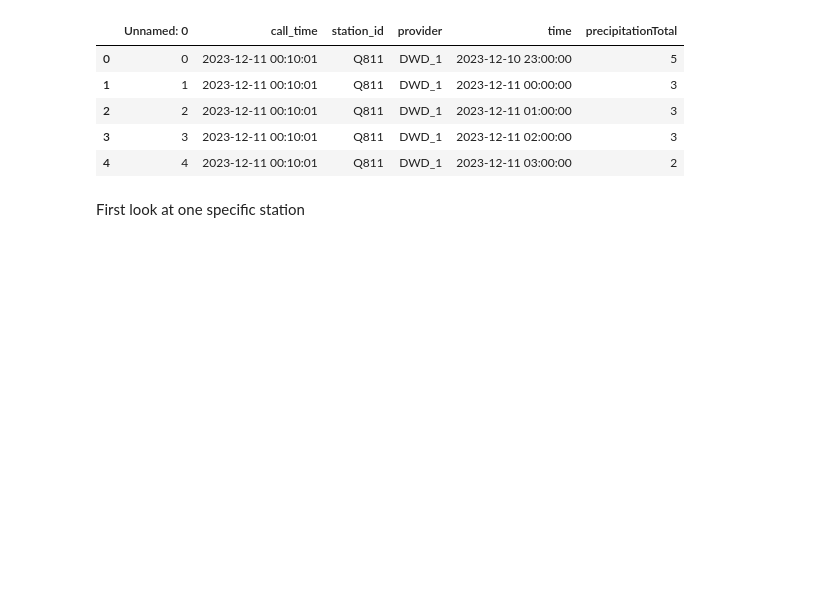
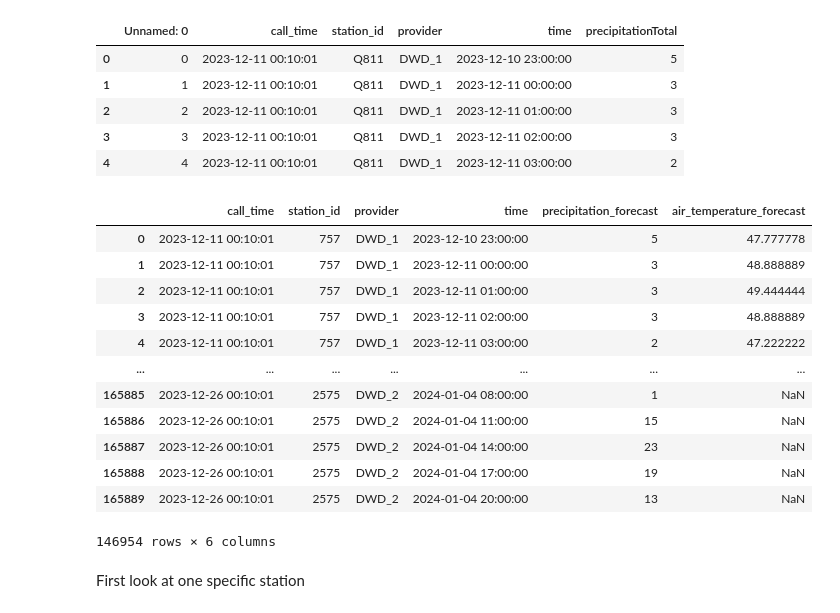
Before and after one commit to RobinU434/DataLiteracy, a Jupyter notebook: studies/robin.ipynb, the cells around one changed output. Drawn from its saved outputs; the diff is of its cells as text; code cells hidden in the pictures; blank space fills up the shorter version.

```diff
--- a/studies/robin.ipynb
+++ b/studies/robin.ipynb
@@ -259,6 +267,22 @@ class DWD_Dataset:
 
 # dataset = DWD_Dataset(source_path="../data/dwd", feature=Feature.PRECIPITATION)
 dataset = DWD_Dataset(source_path="../data/dwd")
+# %%
+dataset.get_forecast()
+# %% [output]
+|  | call_time | station_id | provider | time | precipitation_forecast | air_temperature_forecast |
+| 0 | 2023-12-11 00:10:01 | 757 | DWD_1 | 2023-12-10 23:00:00 | 5 | 47.777778 |
+| 1 | 2023-12-11 00:10:01 | 757 | DWD_1 | 2023-12-11 00:00:00 | 3 | 48.888889 |
+| 2 | 2023-12-11 00:10:01 | 757 | DWD_1 | 2023-12-11 01:00:00 | 3 | 49.444444 |
+| 3 | 2023-12-11 00:10:01 | 757 | DWD_1 | 2023-12-11 02:00:00 | 3 | 48.888889 |
+| 4 | 2023-12-11 00:10:01 | 757 | DWD_1 | 2023-12-11 03:00:00 | 2 | 47.222222 |
+| ... | ... | ... | ... | ... | ... | ... |
+| 165885 | 2023-12-26 00:10:01 | 2575 | DWD_2 | 2024-01-04 08:00:00 | 1 | NaN |
+| 165886 | 2023-12-26 00:10:01 | 2575 | DWD_2 | 2024-01-04 11:00:00 | 15 | NaN |
+| 165887 | 2023-12-26 00:10:01 | 2575 | DWD_2 | 2024-01-04 14:00:00 | 23 | NaN |
+| 165888 | 2023-12-26 00:10:01 | 2575 | DWD_2 | 2024-01-04 17:00:00 | 19 | NaN |
+| 165889 | 2023-12-26 00:10:01 | 2575 | DWD_2 | 2024-01-04 20:00:00 | 13 | NaN |
+146954 rows × 6 columns
 # %% [markdown]
 First look at one specific station
 # %%
```
Also changed, not shown: parts of 10 cells of this notebook.
